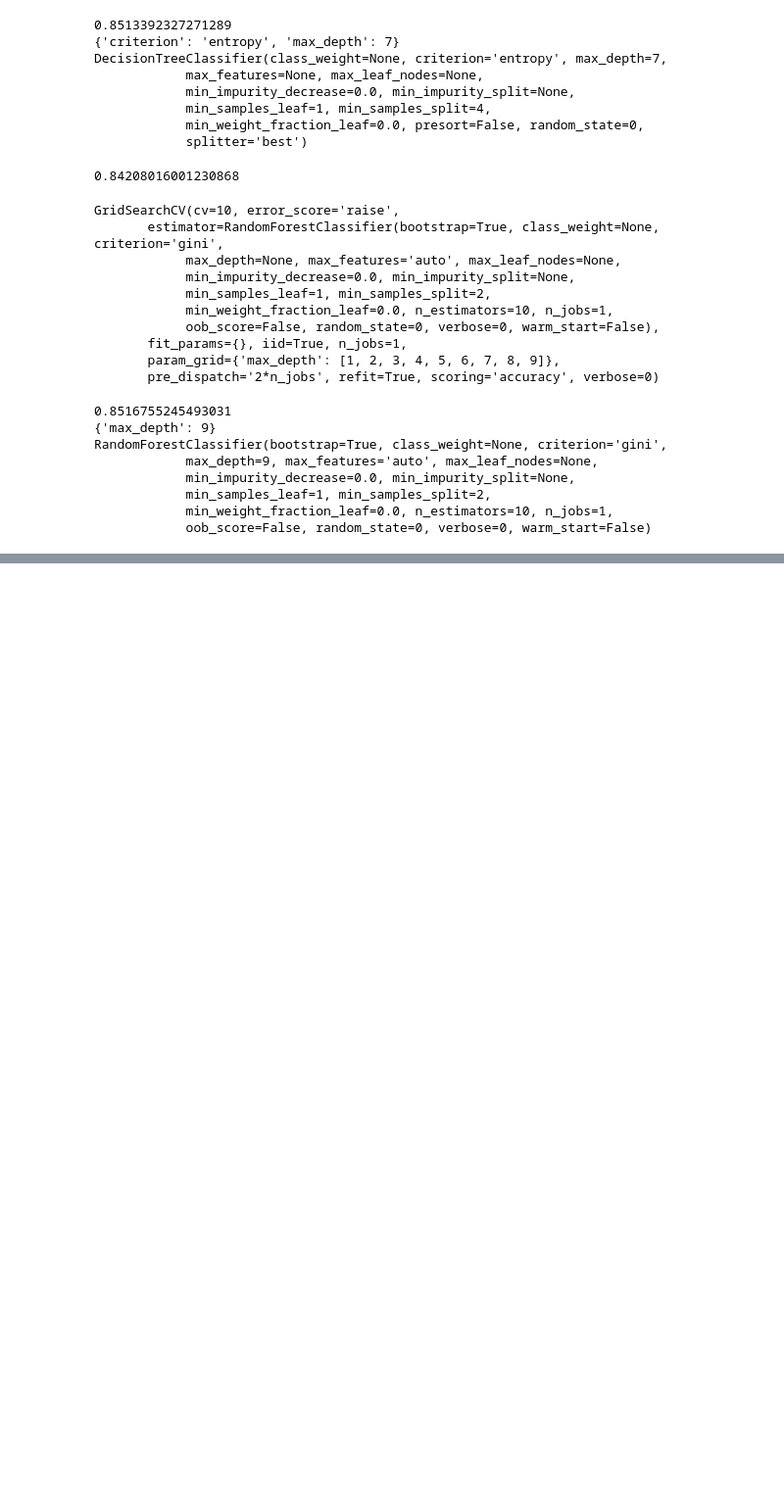
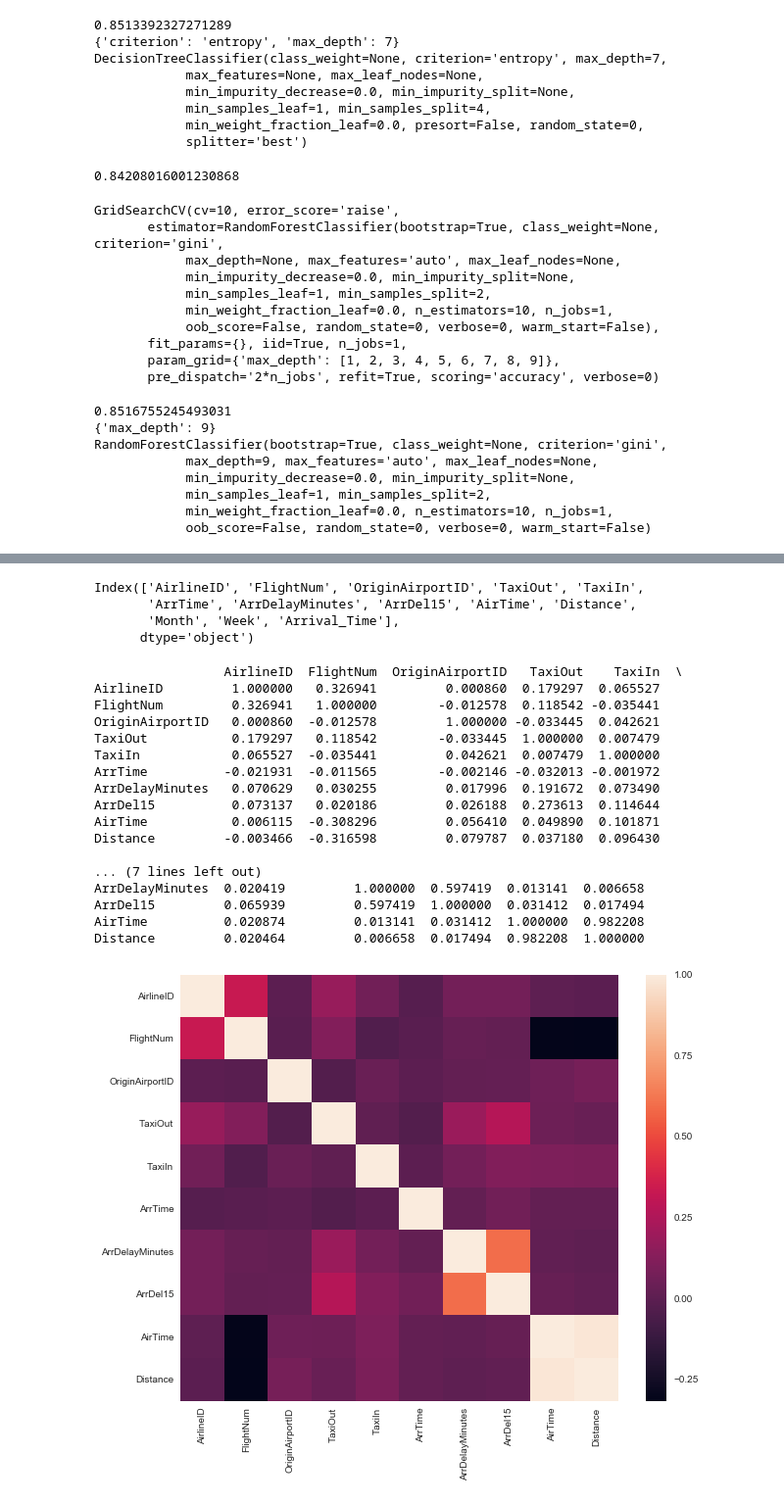
Before and after one commit to mohankumaru/airline_project, a Jupyter notebook: flight_delay.ipynb, the cells around one changed output, grey strips where cells are left out. Shown at 98% size. Drawn from its saved outputs; the diff is of its cells as text; code cells hidden in the pictures; blank space fills up the shorter version.

```diff
--- a/flight_delay.ipynb
+++ b/flight_delay.ipynb
@@ -810,0 +830,43 @@ RandomForestClassifier(bootstrap=True, class_weight=None, criterion='gini',
+# %%
+df_clean_for_delay1 = flights.drop(['FlightDate', 'Carrier', 'TailNum', 'OriginAirportSeqID',
+       'OriginCityMarketID', 'OriginCityName', 'OriginState',
+       'OriginStateFips', 'OriginStateName', 'OriginWac', 'DestAirportID',
+       'DestAirportSeqID', 'DestCityMarketID', 'Dest', 'DestCityName',
+       'DestState', 'DestStateFips', 'DestStateName', 'DestWac',
+       'DepTime', 'DepDelay', 'DepDelayMinutes', 'DepDel15',
+       'DepartureDelayGroups', 'DepTimeBlk', 'WheelsOff',
+       'WheelsOn', 'ArrDelay', 'ArrivalDelayGroups', 'ArrTimeBlk', 'Cancelled', 'Diverted',
+       'CRSElapsedTime', 'ActualElapsedTime',
+       'DistanceGroup', 'DivAirportLandings', 'Flight_route', 'Departure_Time','Origin','UniqueCarrier'], axis = 1)
+# %%
+df_clean_for_delay1.columns
+# %% [output]
+Index(['AirlineID', 'FlightNum', 'OriginAirportID', 'TaxiOut', 'TaxiIn',
+       'ArrTime', 'ArrDelayMinutes', 'ArrDel15', 'AirTime', 'Distance',
+       'Month', 'Week', 'Arrival_Time'],
+      dtype='object')
+# %%
+sns.set(style="white")
+plt.figure(figsize = (10, 8))
+corr = df_clean_for_delay1.corr()
+sns.heatmap(corr,  xticklabels=corr.columns, yticklabels=corr.columns)
+print(corr)
+# %% [output]
+                 AirlineID  FlightNum  OriginAirportID   TaxiOut    TaxiIn  \
+AirlineID         1.000000   0.326941         0.000860  0.179297  0.065527
+FlightNum         0.326941   1.000000        -0.012578  0.118542 -0.035441
+OriginAirportID   0.000860  -0.012578         1.000000 -0.033445  0.042621
+TaxiOut           0.179297   0.118542        -0.033445  1.000000  0.007479
+TaxiIn            0.065527  -0.035441         0.042621  0.007479  1.000000
+ArrTime          -0.021931  -0.011565        -0.002146 -0.032013 -0.001972
+ArrDelayMinutes   0.070629   0.030255         0.017996  0.191672  0.073490
+ArrDel15          0.073137   0.020186         0.026188  0.273613  0.114644
+AirTime           0.006115  -0.308296         0.056410  0.049890  0.101871
+Distance         -0.003466  -0.316598         0.079787  0.037180  0.096430
+
+... (7 lines left out)
+ArrDelayMinutes  0.020419         1.000000  0.597419  0.013141  0.006658
+ArrDel15         0.065939         0.597419  1.000000  0.031412  0.017494
+AirTime          0.020874         0.013141  0.031412  1.000000  0.982208
+Distance         0.020464         0.006658  0.017494  0.982208  1.000000
+[figure, added]
```
Also changed, not shown: parts of 54 cells of this notebook.
